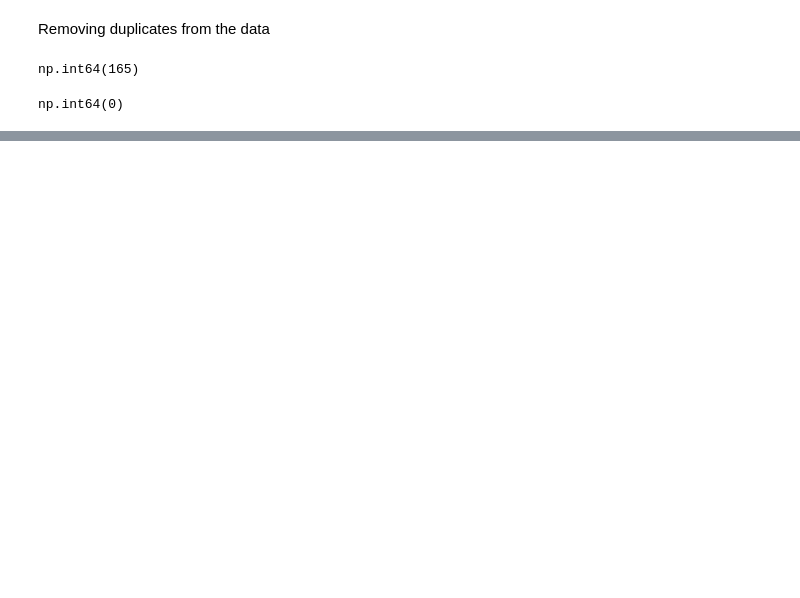
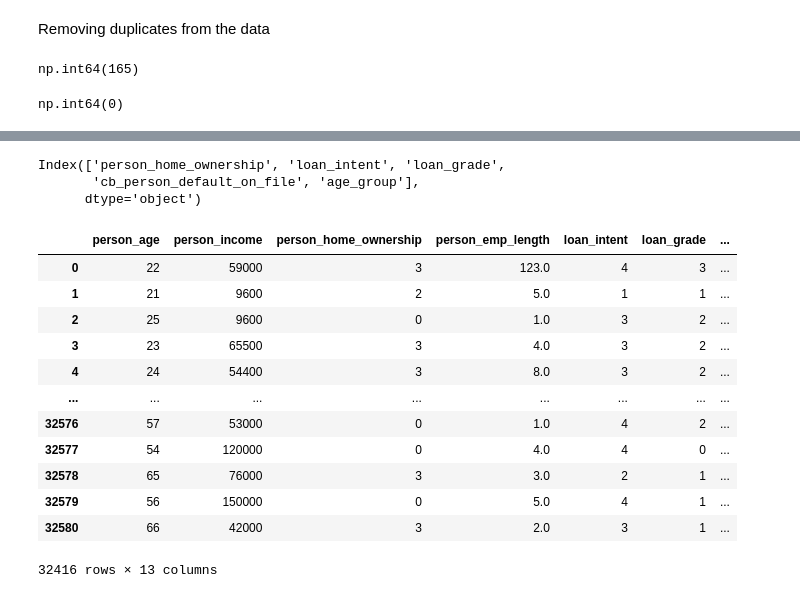
Before and after one commit to divyakhandelwal2211/ML-regex, a Jupyter notebook: credit_risk/Person_FeatureEngineering_Assignment.ipynb, the cells around one changed output, grey strips where cells are left out. Drawn from its saved outputs; the diff is of its cells as text; code cells hidden in the pictures; blank space fills up the shorter version.

```diff
--- a/credit_risk/analysis.ipynb
+++ b/credit_risk/Person_FeatureEngineering_Assignment.ipynb
@@ -187,0 +262,12 @@ np.int64(0)
+# %%
+def age_category(age):
+    if age < 25:
+        return 'Young'
+    elif 25<=age<40:
+        return 'Adult'
+    elif 40 <=age<60:
+        return 'Middle-age'
+    else:
+        return 'Senior'
+
+X['age_group'] = df['person_age'].apply(age_category)
@@ -187,0 +292,6 @@ np.int64(0)
+# %%
+cat_cols
+# %% [output]
+Index(['person_home_ownership', 'loan_intent', 'loan_grade',
+       'cb_person_default_on_file', 'age_group'],
+      dtype='object')
@@ -187,0 +301,28 @@ np.int64(0)
+# %%
+X['cb_person_default_on_file'] = X['cb_person_default_on_file'].map({'N':0,'Y':1})
+# %%
+ord_enc = OrdinalEncoder()
+X['age_group'] = ord_enc.fit_transform(X[['age_group']])
+# %%
+cols = X[['person_home_ownership', 'loan_intent', 'loan_grade']]
+
+label_enc = LabelEncoder()
+
+for col in cols:
+    X[col] = label_enc.fit_transform(X[[col]])
+# %%
+X
+# %% [output]
+|  | person_age | person_income | person_home_ownership | person_emp_length | loan_intent | loan_grade | ... |
+| 0 | 22 | 59000 | 3 | 123.0 | 4 | 3 | ... |
+| 1 | 21 | 9600 | 2 | 5.0 | 1 | 1 | ... |
+| 2 | 25 | 9600 | 0 | 1.0 | 3 | 2 | ... |
+| 3 | 23 | 65500 | 3 | 4.0 | 3 | 2 | ... |
+| 4 | 24 | 54400 | 3 | 8.0 | 3 | 2 | ... |
+| ... | ... | ... | ... | ... | ... | ... | ... |
+| 32576 | 57 | 53000 | 0 | 1.0 | 4 | 2 | ... |
+| 32577 | 54 | 120000 | 0 | 4.0 | 4 | 0 | ... |
+| 32578 | 65 | 76000 | 3 | 3.0 | 2 | 1 | ... |
+| 32579 | 56 | 150000 | 0 | 5.0 | 4 | 1 | ... |
+| 32580 | 66 | 42000 | 3 | 2.0 | 3 | 1 | ... |
+32416 rows × 13 columns
```
Also changed, not shown: parts of 42 cells of this notebook, 3 other files.
